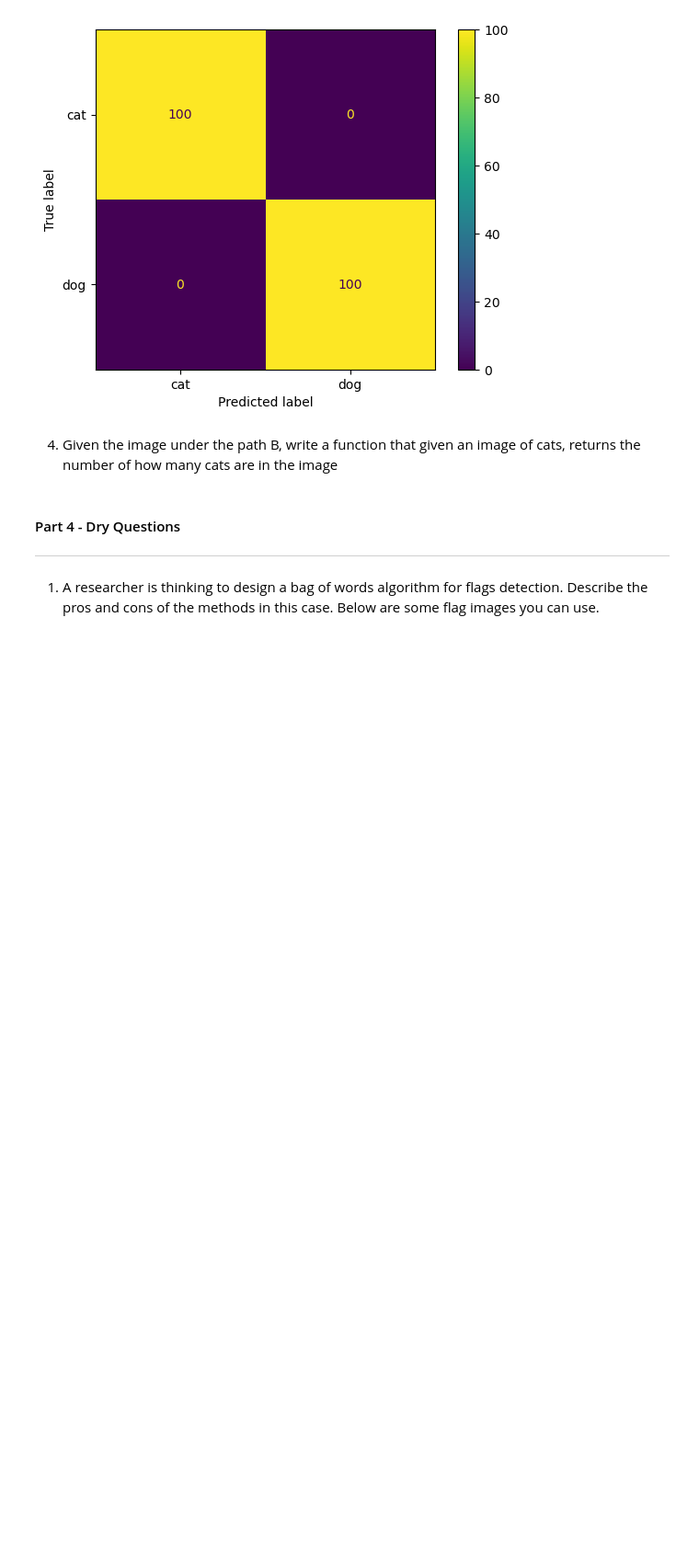
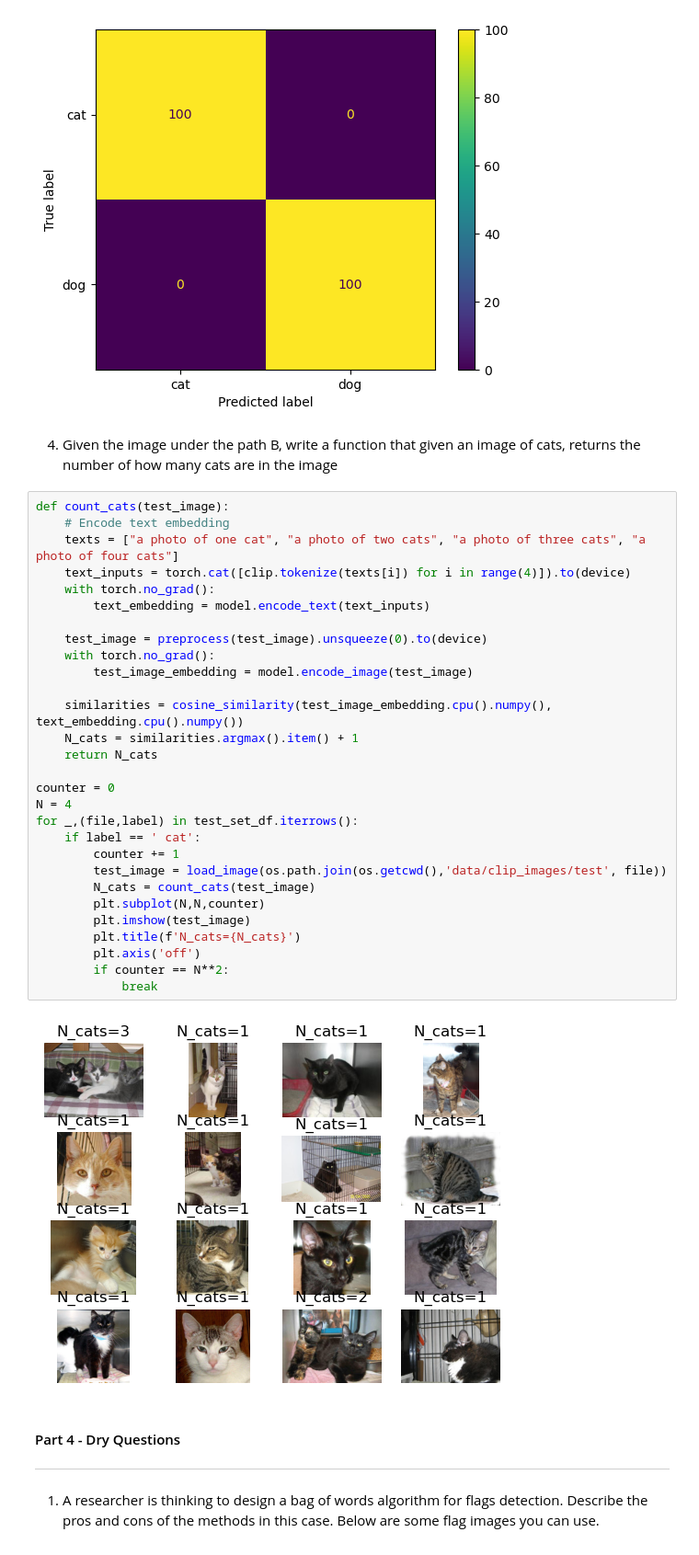
Before and after one commit to oronbar/046746---Algorithms-and-Applications-in-Computer-Vision, a Jupyter notebook: hw1_classification_foundation_models/ee046746_hw2_classification_foundation_models.ipynb, the cells around one changed output. Shown at 92% size. Saved outputs shown, nothing was run; the diff lists cells and outputs as text; blank space fills up the shorter version.

Commit message:
Finish part 3 - count cats

```diff
--- a/hw1_classification_foundation_models/ee046746_hw2_classification_foundation_models.ipynb
+++ b/hw1_classification_foundation_models/ee046746_hw2_classification_foundation_models.ipynb
@@ -302,6 +302,37 @@ disp.plot()
 [figure]
 # %% [markdown]
 4. Given the image under the path B, write a function that given an image of cats, returns the number of how many cats are in the image
+# %%
+def count_cats(test_image):
+    # Encode text embedding
+    texts = ["a photo of one cat", "a photo of two cats", "a photo of three cats", "a photo of four cats"]
+    text_inputs = torch.cat([clip.tokenize(texts[i]) for i in range(4)]).to(device)
+    with torch.no_grad():
+        text_embedding = model.encode_text(text_inputs)
+
+    test_image = preprocess(test_image).unsqueeze(0).to(device)
+    with torch.no_grad():
+        test_image_embedding = model.encode_image(test_image)
+
+    similarities = cosine_similarity(test_image_embedding.cpu().numpy(), text_embedding.cpu().numpy())
+    N_cats = similarities.argmax().item() + 1
+    return N_cats
+
+counter = 0
+N = 4
+for _,(file,label) in test_set_df.iterrows():
+    if label == ' cat':
+        counter += 1
+        test_image = load_image(os.path.join(os.getcwd(),'data/clip_images/test', file))
+        N_cats = count_cats(test_image)
+        plt.subplot(N,N,counter)
+        plt.imshow(test_image)
+        plt.title(f'N_cats={N_cats}')
+        plt.axis('off')
+        if counter == N**2:
+            break
+# %% [output]
+[figure, added]
 # %% [markdown]
 #### Part 4 - Dry Questions
 
```
